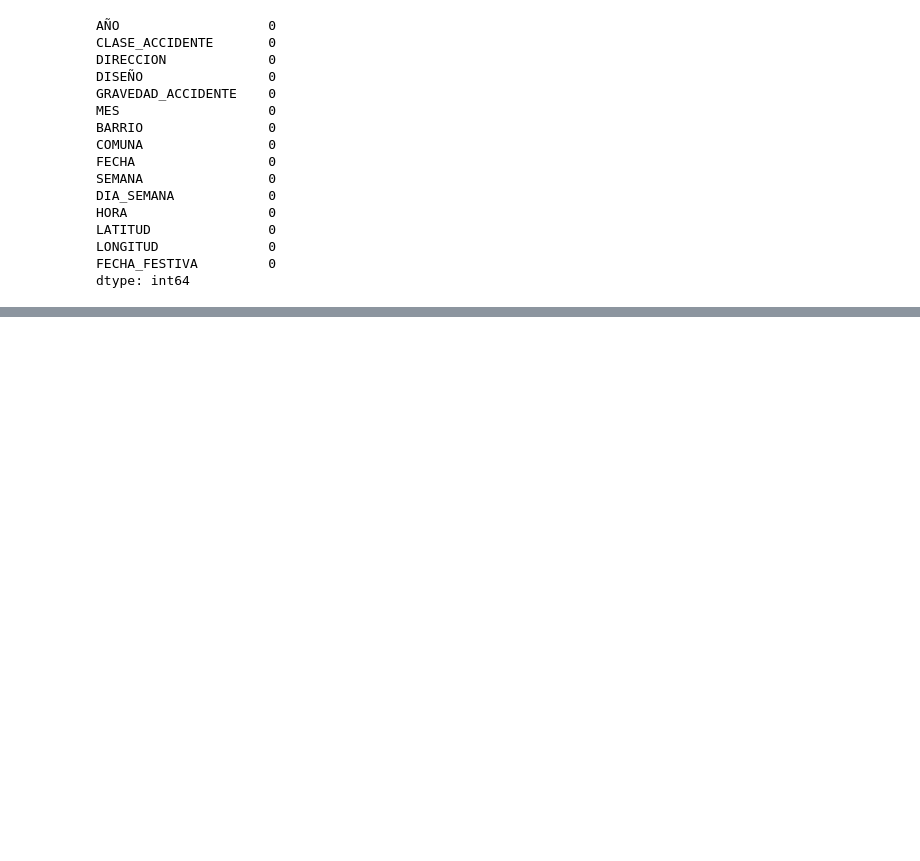
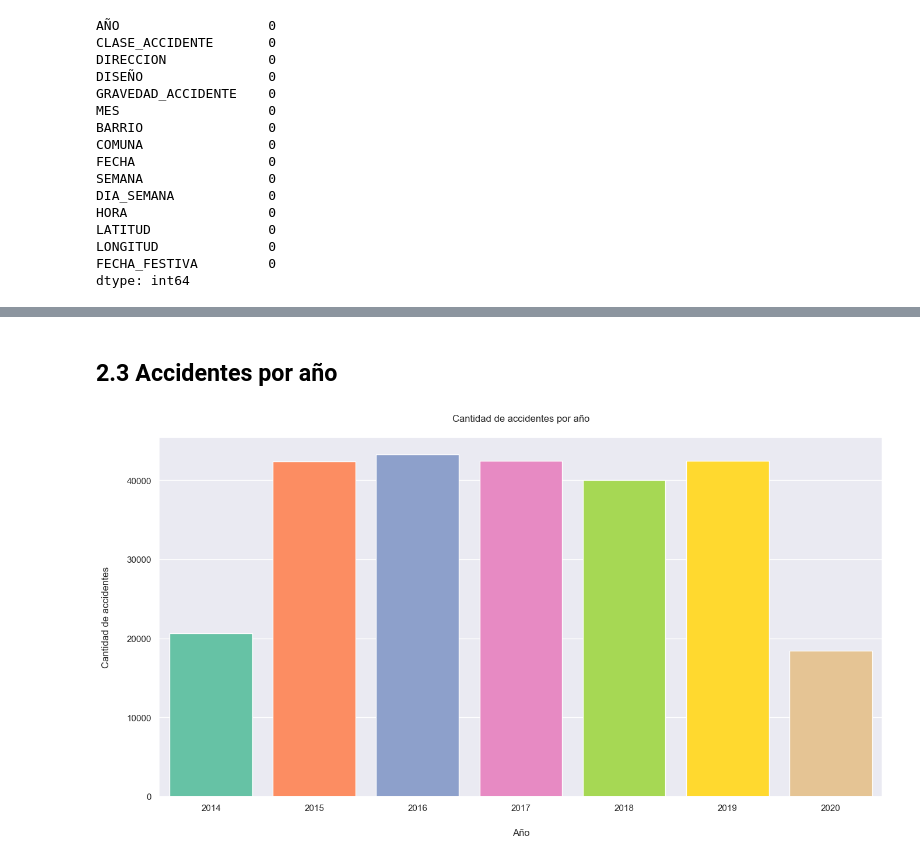
Before and after one commit to dgilrua/proyecto2-analitica, a Jupyter notebook: main.ipynb, the cells around one changed output, grey strips where cells are left out. Saved outputs shown, nothing was run; the diff lists cells and outputs as text; code cells hidden in the pictures; blank space fills up the shorter version.

```diff
--- a/main.ipynb
+++ b/main.ipynb
@@ -615,0 +670,12 @@ df.to_csv('incidentes_viales_procesado.csv', sep=',', encoding='utf-8', index=Fa
+# %% [markdown]
+## 2.3 Accidentes por año
+# %%
+#Cantidad de accidentes por año
+fig, ax = plt.subplots(figsize=(16, 8))
+sns.countplot(data=df, x='AÑO', saturation=1)
+plt.title('Cantidad de accidentes por año', pad=20)
+plt.xlabel('Año', labelpad=20)
+plt.ylabel('Cantidad de accidentes', labelpad=20)
+plt.show()
+# %% [output]
+[figure, added]
```
Also changed, not shown: parts of 16 cells of this notebook, 2 other files.
